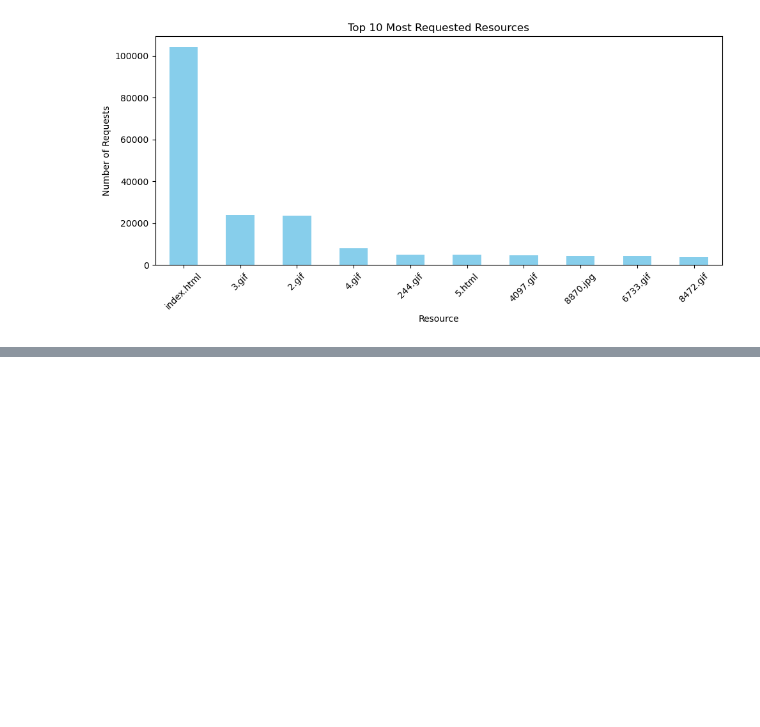
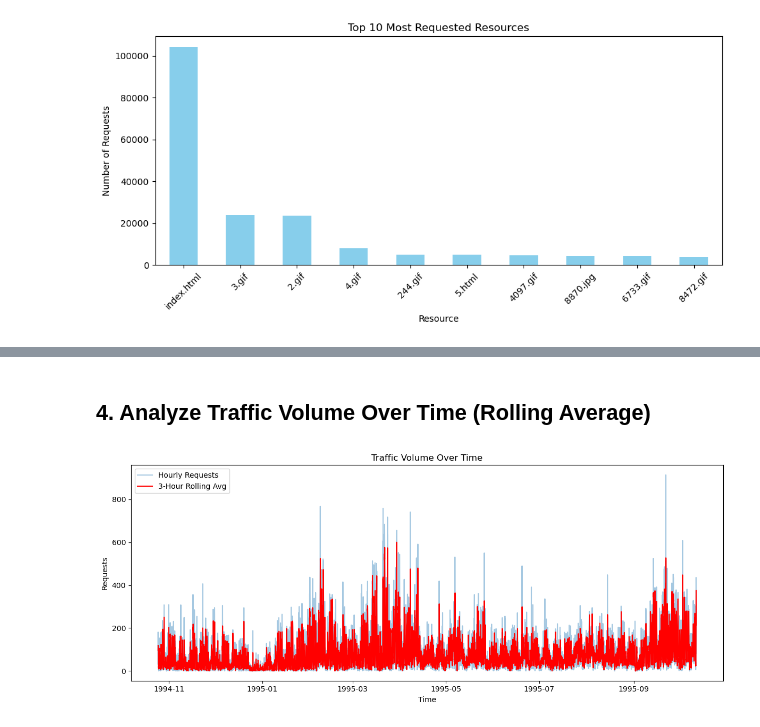
Before and after one commit to mukut45/Python-Script-to-Parse-Apache-Log, a Jupyter notebook: Python Script to Parse Apache Log.ipynb, the cells around one changed output, grey strips where cells are left out. Cells and saved outputs as stored; diff of their text form; code cells hidden in the pictures; blank space fills up the shorter version.

```diff
--- a/Python Script to Parse Apache Log.ipynb
+++ b/Python Script to Parse Apache Log.ipynb
@@ -99,0 +107,17 @@ plt.show()
+# %% [markdown]
+## 4. Analyze Traffic Volume Over Time (Rolling Average)
+# %%
+# Smooth out spikes using a rolling window average
+rolling_traffic = requests_per_hour.rolling(window=3).mean()
+
+plt.figure(figsize=(12, 5))
+plt.plot(requests_per_hour.index, requests_per_hour, label='Hourly Requests', alpha=0.4)
+plt.plot(rolling_traffic.index, rolling_traffic, label='3-Hour Rolling Avg', color='red')
+plt.title("Traffic Volume Over Time")
+plt.xlabel("Time")
+plt.ylabel("Requests")
+plt.legend()
+plt.tight_layout()
+plt.show()
+# %% [output]
+[figure, added]
```
Also changed, not shown: parts of 5 cells of this notebook.
